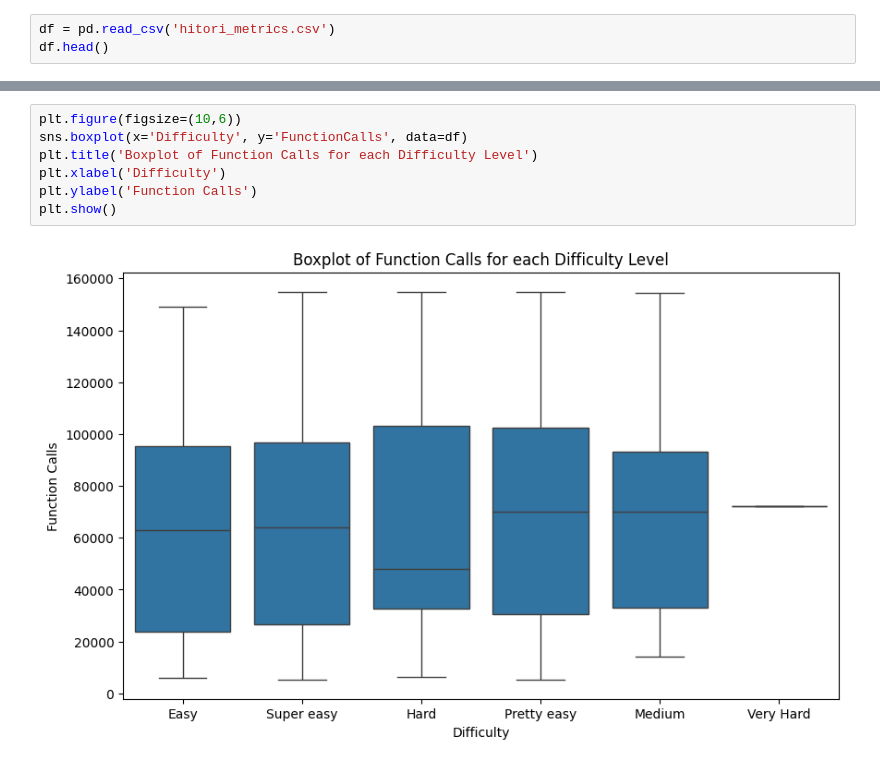
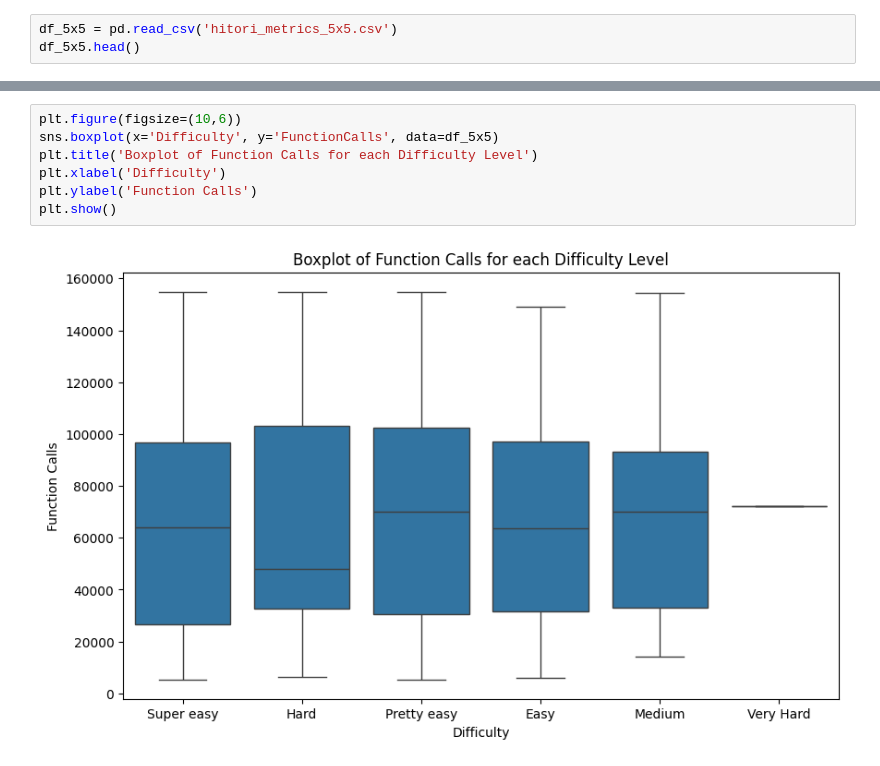
Before and after one commit to qmi03/hitori, a Jupyter notebook: data.ipynb, the cells around one changed output, grey strips where cells are left out. Cells and saved outputs as stored; diff of their text form.

Commit message:
finish some data

```diff
--- a/data.ipynb
+++ b/data.ipynb
@@ -6,5 +7,5 @@ import seaborn as sns
 # %%
-df = pd.read_csv('hitori_metrics.csv')
-df.head()
+df_5x5 = pd.read_csv('hitori_metrics_5x5.csv')
+df_5x5.head()
 # %% [output]
 |  | Size | Difficulty | FunctionCalls | Time | Memory |
@@ -46,9 +95,9 @@ plt.show()
 # %%
 plt.figure(figsize=(10,6))
-sns.boxplot(x='Difficulty', y='FunctionCalls', data=df)
+sns.boxplot(x='Difficulty', y='FunctionCalls', data=df_5x5)
 plt.title('Boxplot of Function Calls for each Difficulty Level')
 plt.xlabel('Difficulty')
 plt.ylabel('Function Calls')
 plt.show()
 # %% [output]
-[figure, old version]
+[figure, new version]
```
Also changed, not shown: parts of 11 cells of this notebook, 2 other files.
